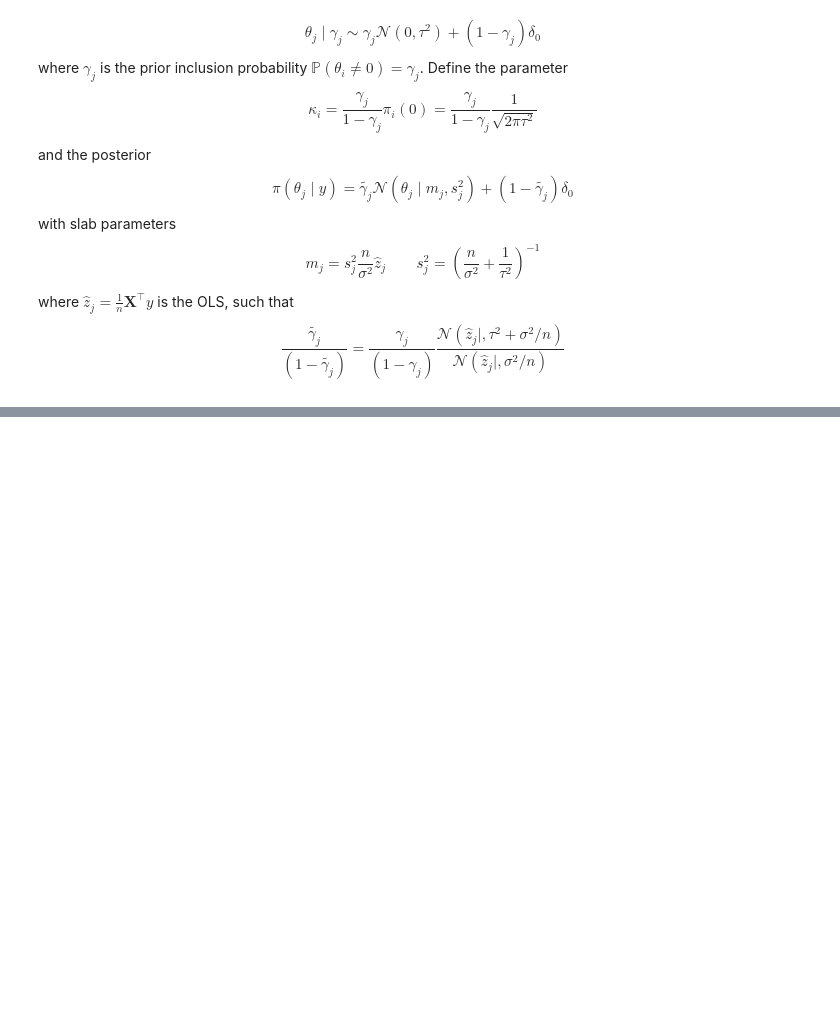
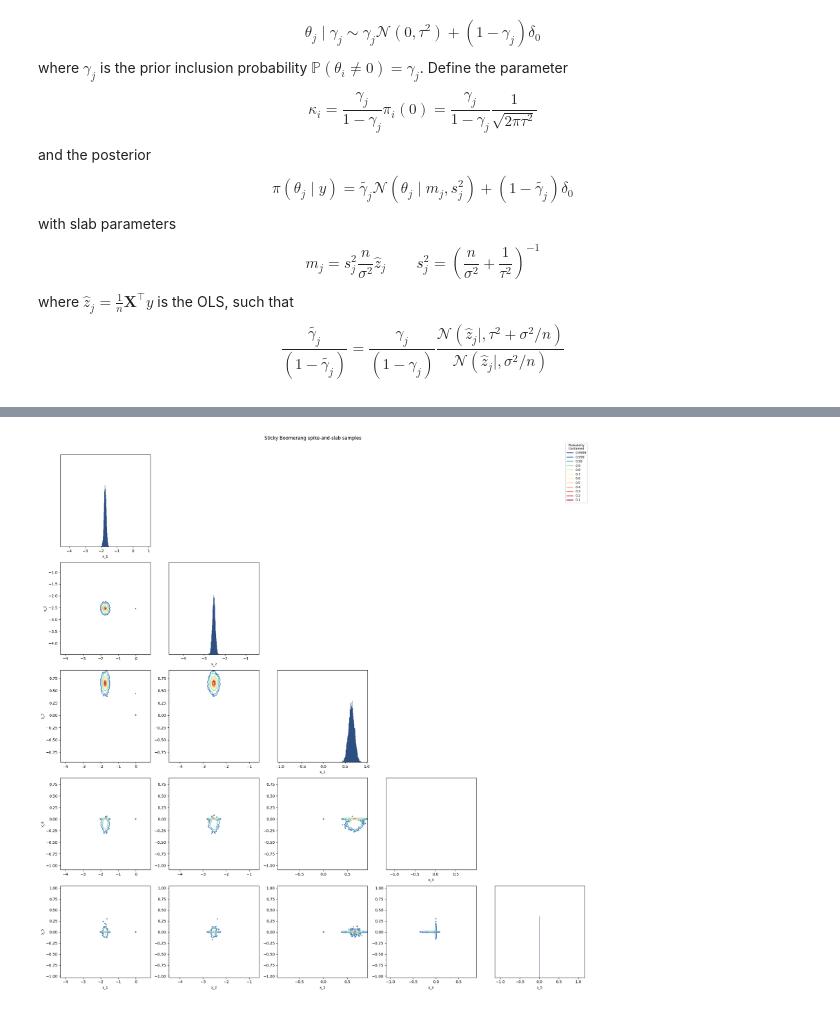
Before and after one commit to ltronneb/sticky_bnns, a Jupyter notebook: notebooks/sticky_boomerang_marginals.ipynb, the cells around one changed output, grey strips where cells are left out. Drawn from its saved outputs; the diff is of its cells as text; code cells hidden in the pictures; blank space fills up the shorter version.

```diff
--- a/notebooks/sticky_boomerang_marginals.ipynb
+++ b/notebooks/sticky_boomerang_marginals.ipynb
@@ -202,14 +264,16 @@ t_new, x_new = resample_sticky_pdmp_path(sampler_pli, n_samples=50000)
 # %%
 # ── Plug in your own samples here ─────────────────────────────────────────────
 variable_names_ss = ['x_1', 'x_2', 'x_3', 'x_4', 'x_5']   # optional
 
 fig, axes = better_pairs(
-    x_new,
+    x_pli,
     resol=0.7,           # increase if contours are too jagged; decrease if over-smoothed
     labels=variable_names_ss,
     title='Sticky Boomerang spike-and-slab samples',
 )
 plt.show()
+# %% [output]
+[figure, added]
 # %%
 from matplotlib.gridspec import GridSpec
 
```
Also changed, not shown: parts of 8 cells of this notebook, 1 other file.
